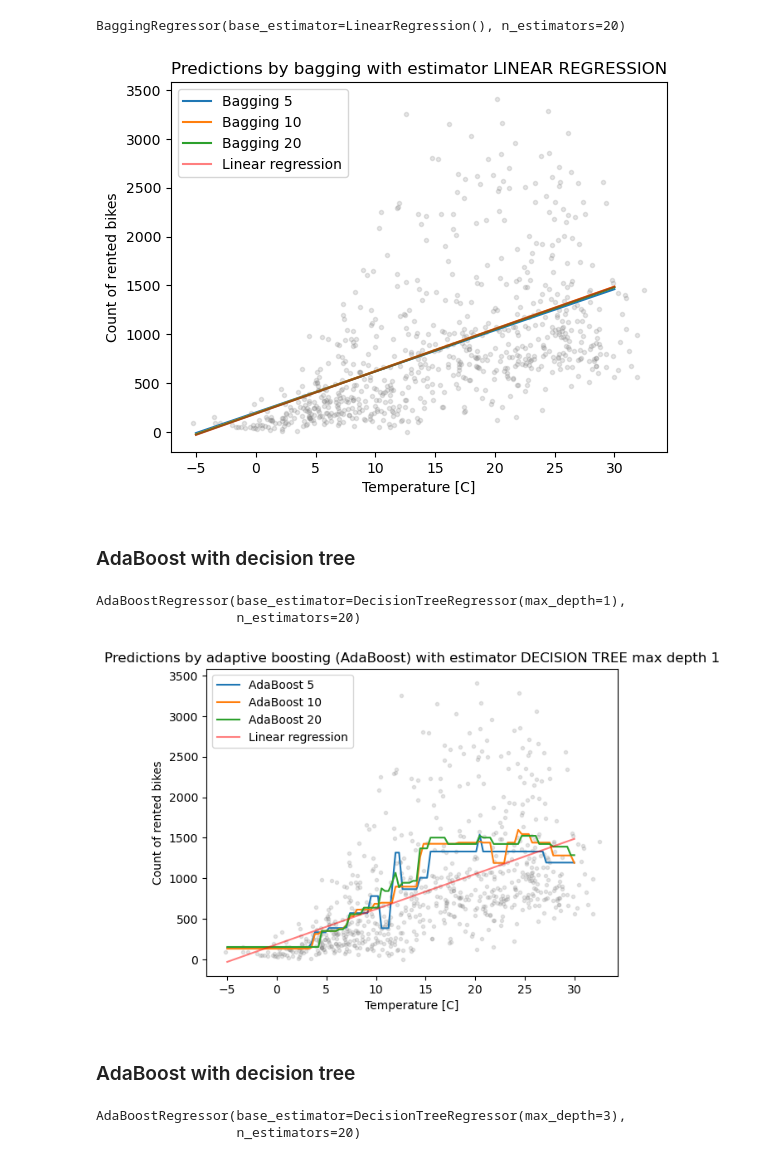
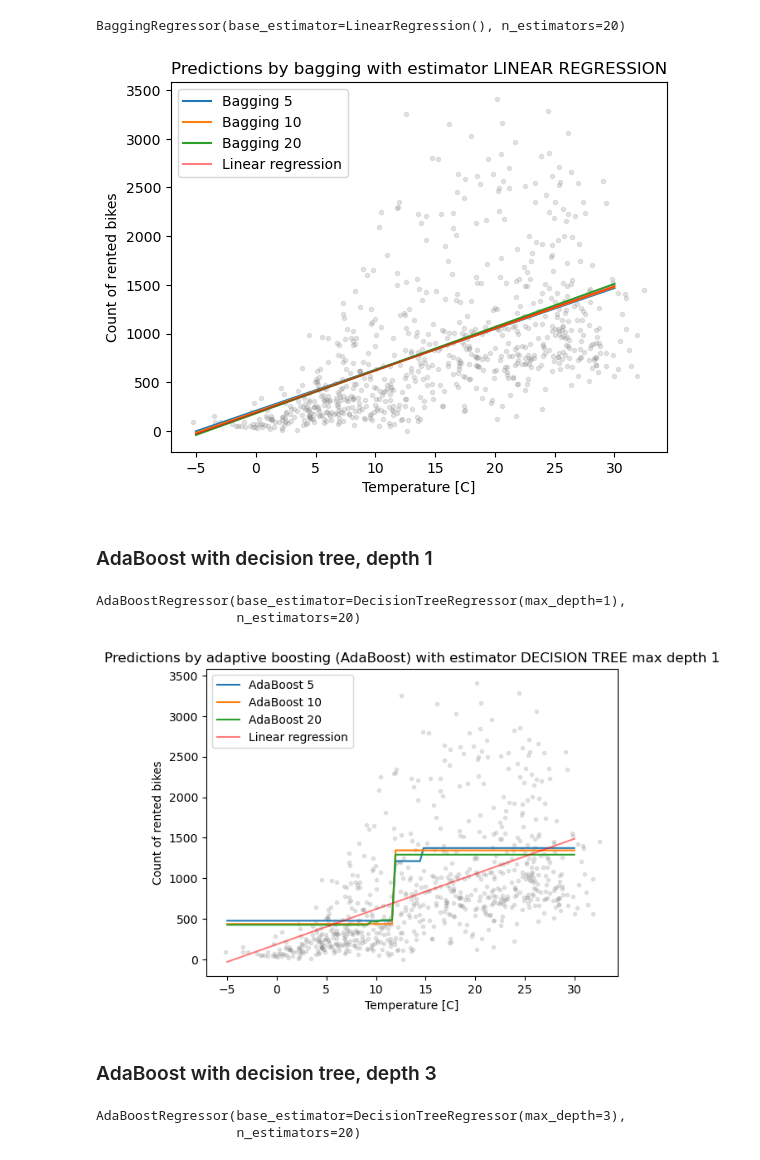
Before and after one commit to hrstnikolov/2022-machine-learning, a Jupyter notebook: 04. Tree-and-Ensemble-Methods/04. Tree-and-Ensemble-Methods-Demos.ipynb, the cells around one changed output. Saved outputs shown, nothing was run; the diff lists cells and outputs as text; code cells hidden in the pictures.

```diff
--- a/04. Tree-and-Ensemble-Methods/04. Tree-and-Ensemble-Methods-Demos.ipynb
+++ b/04. Tree-and-Ensemble-Methods/04. Tree-and-Ensemble-Methods-Demos.ipynb
@@ -98,8 +95,8 @@ plt.show()
 # %% [markdown]
 ### Linear regression
 # %%
-X = bikes_day.real_temp.values.reshape(-1, 1)
-y = bikes_day.casual.values
+X = bikes.real_temp.values.reshape(-1, 1)
+y = bikes.casual.values
 # %%
 reg = LinearRegression()
 reg.fit(X, y)
@@ -282,7 +279,7 @@ y_plot = reg.predict(x_plot)
 plt.plot(x_plot, y_plot, 'r', label="Linear regression", alpha=0.5)
 
 # data points
-plt.scatter(bikes_day.real_temp, bikes_day.casual, color="gray", marker=".", alpha=0.2)
+plt.scatter(bikes.real_temp, bikes.casual, color="gray", marker=".", alpha=0.2)
 
 # plt.xlim((10, 16))
 # plt.ylim((300, 1500))
@@ -292,9 +289,9 @@ plt.title("Predictions by bagging with estimator LINEAR REGRESSION")
 plt.legend()
 plt.show()
 # %% [output]
-[figure, old version]
+[figure, new version]
 # %% [markdown]
-### AdaBoost with decision tree
+### AdaBoost with decision tree, depth 1
 # %%
 bag_5 = AdaBoostRegressor(base_estimator=DecisionTreeRegressor(max_depth=1), n_estimators=5)
 bag_5.fit(X, y)
@@ -310,29 +307,29 @@ AdaBoostRegressor(base_estimator=DecisionTreeRegressor(max_depth=1),
 # %%
 x_plot = np.array([np.linspace(-5, 30, 100)]).T
 
 # bag tree
 for n_estimators, bag in zip([5, 10, 20], [bag_5, bag_10, bag_20]):
     y_plot = bag.predict(x_plot)
     plt.plot(x_plot, y_plot, label=f"AdaBoost {n_estimators}")
 
 # decision tree
 y_plot = reg.predict(x_plot)
 plt.plot(x_plot, y_plot, 'r', label="Linear regression", alpha=0.5)
 
 # data points
-plt.scatter(bikes_day.real_temp, bikes_day.casual, color="gray", marker=".", alpha=0.2)
+plt.scatter(bikes.real_temp, bikes.casual, color="gray", marker=".", alpha=0.2)
 
 # plt.xlim((10, 16))
 # plt.ylim((300, 1500))
 plt.xlabel("Temperature [C]")
 plt.ylabel("Count of rented bikes")
 plt.title("Predictions by adaptive boosting (AdaBoost) with estimator DECISION TREE max depth 1")
 plt.legend()
 plt.show()
 # %% [output]
-[figure, old version]
+[figure, new version]
 # %% [markdown]
-### AdaBoost with decision tree
+### AdaBoost with decision tree, depth 3
 # %%
 bag_5 = AdaBoostRegressor(base_estimator=DecisionTreeRegressor(max_depth=3), n_estimators=5)
 bag_5.fit(X, y)
```
Also changed, not shown: parts of 18 cells of this notebook, 15 other files.
